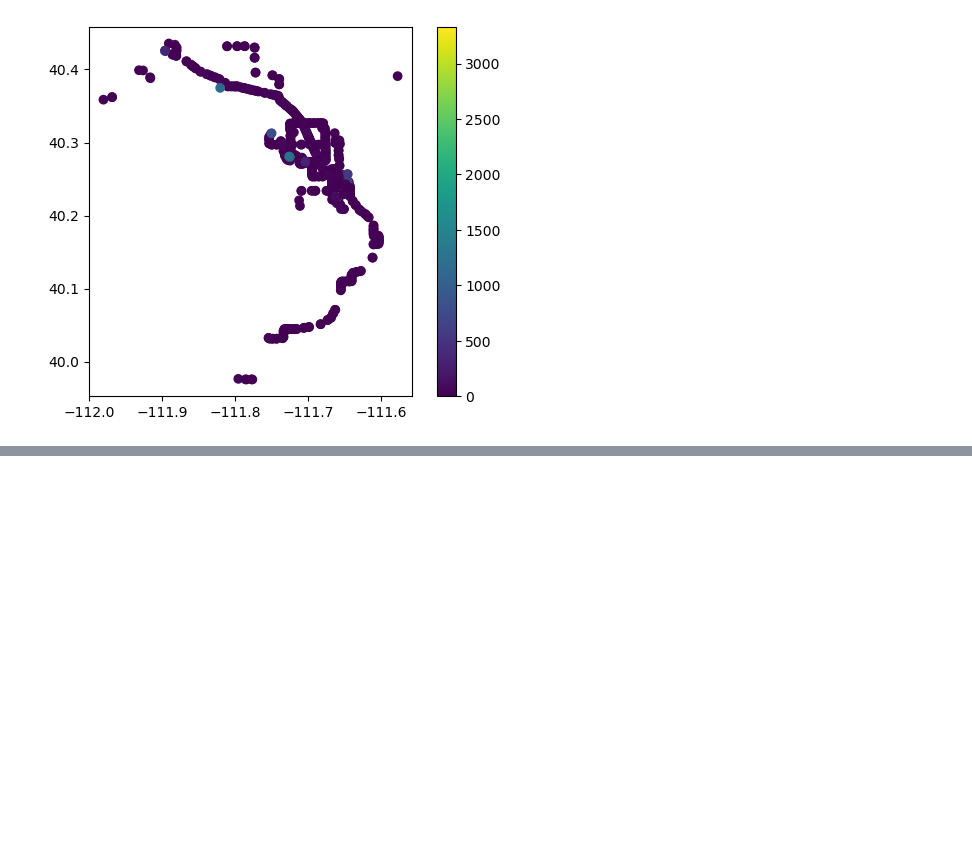
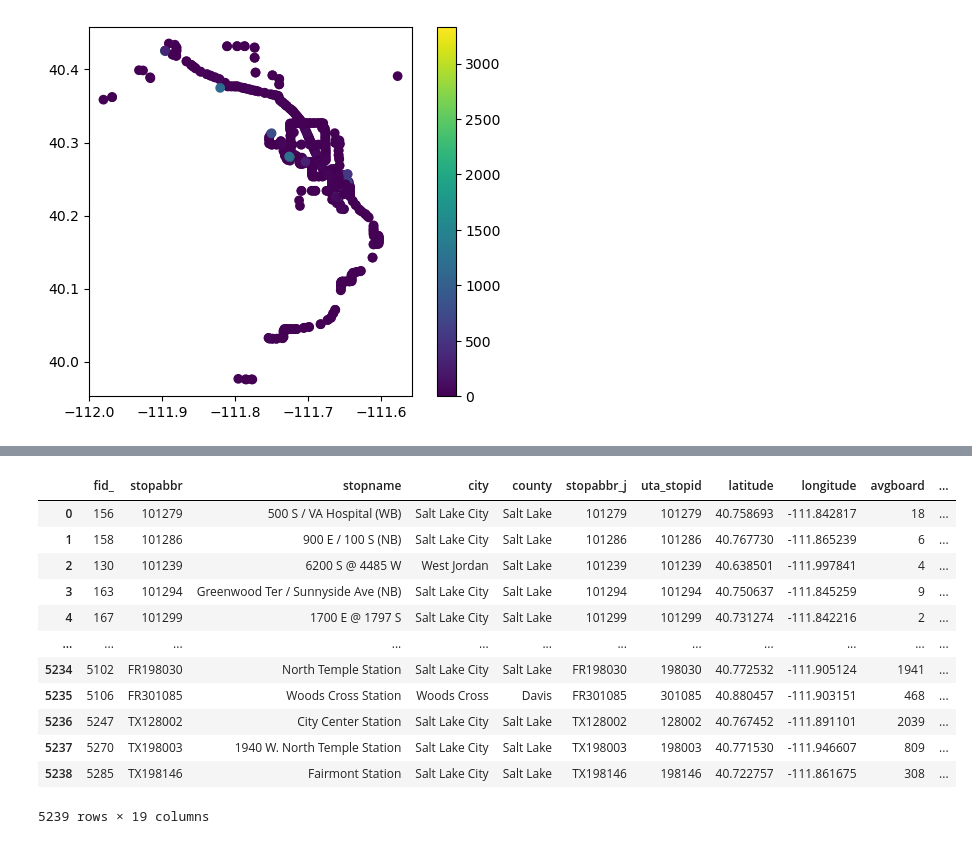
Before and after one commit to vanslykeaudio/Portfolio, a Jupyter notebook: UTA_Projects/Project_1/Project1_DataCleaning.ipynb, the cells around one changed output, grey strips where cells are left out. Drawn from its saved outputs; the diff is of its cells as text; code cells hidden in the pictures; blank space fills up the shorter version.

```diff
--- a/UTA_Projects/Project_1/Project1_DataCleaning.ipynb
+++ b/UTA_Projects/Project_1/Project1_DataCleaning.ipynb
@@ -411,3 +428,20 @@ UTA_Stops_and_Most_Recent_Ridership_Map[UTA_Stops_and_Most_Recent_Ridership_Map[
+# %%
+UTA_Routes_and_Most_Recent_Ridership_Map.set_crs(epsg=27700, allow_override=True)
+UTA_Stops_and_Most_Recent_Ridership_Map.set_crs(epsg=27700, allow_override=True)
+# %% [output]
+|  | fid_ | stopabbr | stopname | city | county | stopabbr_j | uta_stopid | latitude | longitude | avgboard | ... |
+| 0 | 156 | 101279 | 500 S / VA Hospital (WB) | Salt Lake City | Salt Lake | 101279 | 101279 | 40.758693 | -111.842817 | 18 | ... |
+| 1 | 158 | 101286 | 900 E / 100 S (NB) | Salt Lake City | Salt Lake | 101286 | 101286 | 40.767730 | -111.865239 | 6 | ... |
+| 2 | 130 | 101239 | 6200 S @ 4485 W | West Jordan | Salt Lake | 101239 | 101239 | 40.638501 | -111.997841 | 4 | ... |
+| 3 | 163 | 101294 | Greenwood Ter / Sunnyside Ave (NB) | Salt Lake City | Salt Lake | 101294 | 101294 | 40.750637 | -111.845259 | 9 | ... |
+| 4 | 167 | 101299 | 1700 E @ 1797 S | Salt Lake City | Salt Lake | 101299 | 101299 | 40.731274 | -111.842216 | 2 | ... |
+| ... | ... | ... | ... | ... | ... | ... | ... | ... | ... | ... | ... |
+| 5234 | 5102 | FR198030 | North Temple Station | Salt Lake City | Salt Lake | FR198030 | 198030 | 40.772532 | -111.905124 | 1941 | ... |
+| 5235 | 5106 | FR301085 | Woods Cross Station | Woods Cross | Davis | FR301085 | 301085 | 40.880457 | -111.903151 | 468 | ... |
+| 5236 | 5247 | TX128002 | City Center Station | Salt Lake City | Salt Lake | TX128002 | 128002 | 40.767452 | -111.891101 | 2039 | ... |
+| 5237 | 5270 | TX198003 | 1940 W. North Temple Station | Salt Lake City | Salt Lake | TX198003 | 198003 | 40.771530 | -111.946607 | 809 | ... |
+| 5238 | 5285 | TX198146 | Fairmont Station | Salt Lake City | Salt Lake | TX198146 | 198146 | 40.722757 | -111.861675 | 308 | ... |
+5239 rows × 19 columns
 # %%
 fig, ax = plt.subplots()
 UTA_Routes_and_Most_Recent_Ridership_Map[
```
Also changed, not shown: parts of 2 cells of this notebook.
